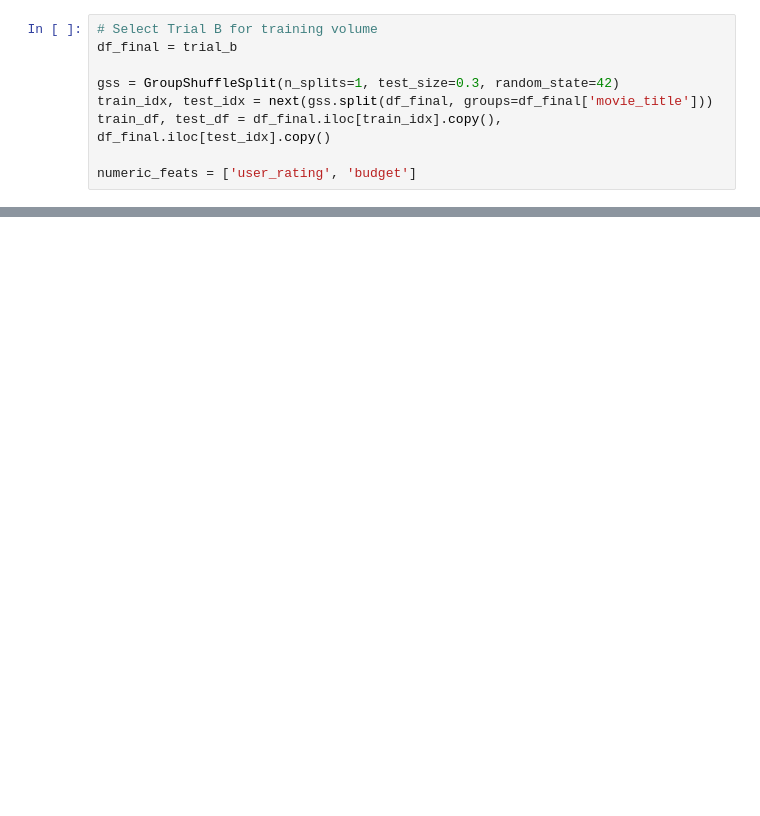
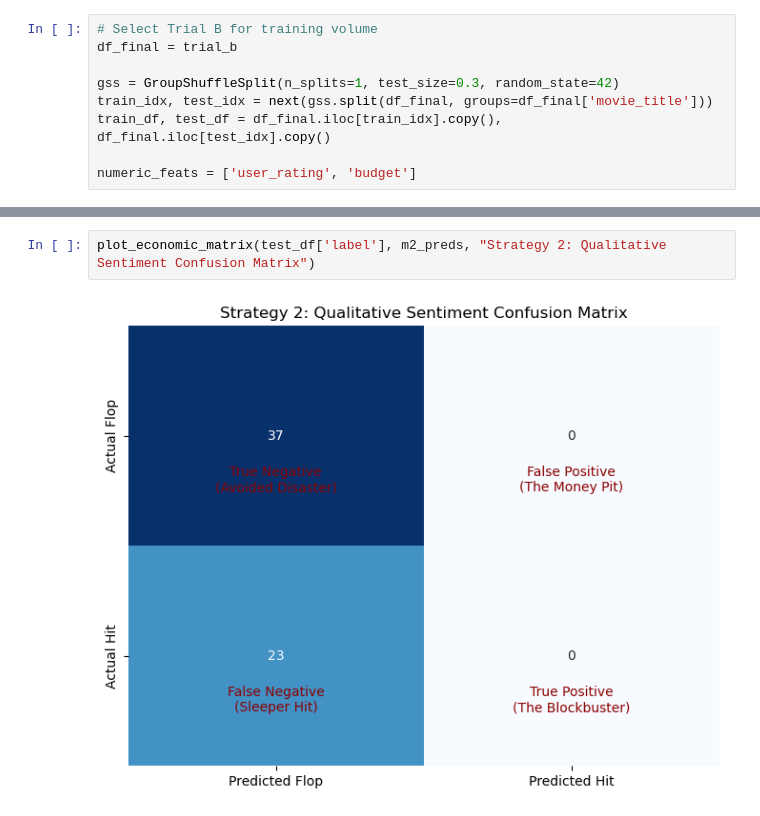
Before and after one commit to diane-zhou/psych186b-project, a Jupyter notebook: all_model_code.ipynb, the cells around one changed output, grey strips where cells are left out. Saved outputs shown, nothing was run; the diff lists cells and outputs as text; blank space fills up the shorter version.

```diff
--- a/all_model_code.ipynb
+++ b/all_model_code.ipynb
@@ -505,4 +755,8 @@ Method 2 (BERT Only) F1-Score: 0.463
 [figure]
+# %%
+plot_economic_matrix(test_df['label'], m2_preds, "Strategy 2: Qualitative Sentiment Confusion Matrix")
+# %% [output]
+[figure, added]
 # %%
 # METHOD 3: TRAINING THE HYBRID
 
```
Also changed, not shown: parts of 14 cells of this notebook.
